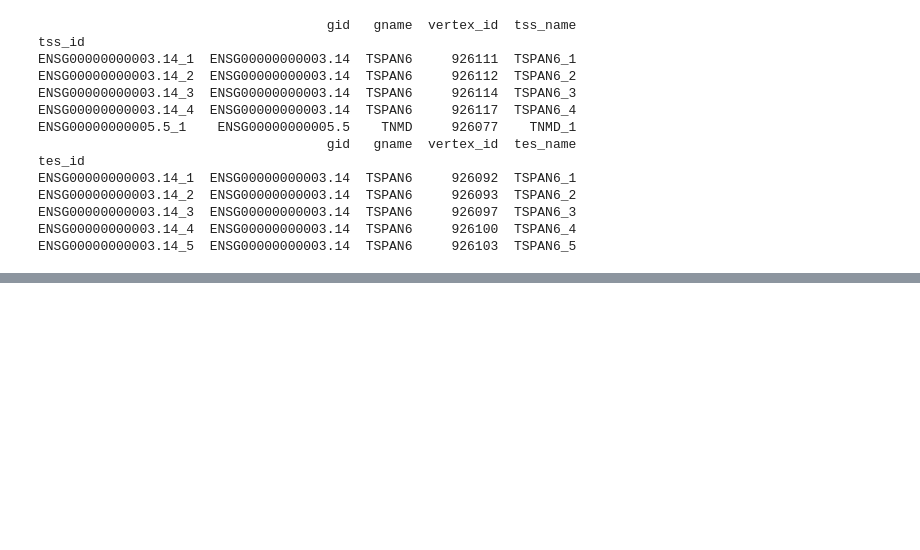
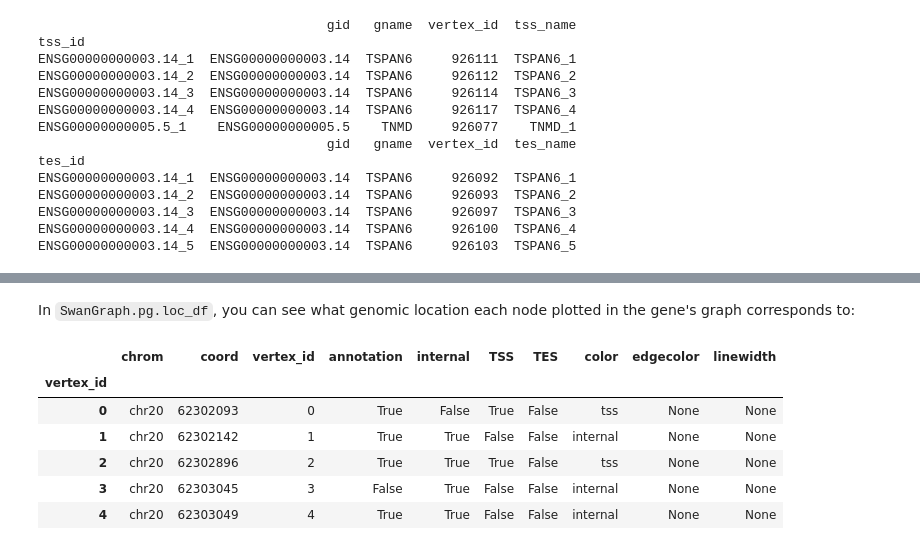
Before and after one commit to mortazavilab/swan_vis, a Jupyter notebook: faqs/Data structure.ipynb, the cells around one changed output, grey strips where cells are left out. Saved outputs shown, nothing was run; the diff lists cells and outputs as text; code cells hidden in the pictures; blank space fills up the shorter version.

```diff
--- a/faqs/Data structure.ipynb
+++ b/faqs/Data structure.ipynb
@@ -219,0 +282,12 @@ ENSG00000000003.14_5  ENSG00000000003.14  TSPAN6     926103  TSPAN6_5
+# %% [markdown]
+In `SwanGraph.pg.loc_df`, you can see what genomic location each node plotted in the gene's graph corresponds to:
+# %%
+sg.pg.loc_df.head()
+# %% [output]
+|  | chrom | coord | vertex_id | annotation | internal | TSS | TES | color | edgecolor | linewidth |
+| vertex_id |  |  |  |  |  |  |  |  |  |  |
+| 0 | chr20 | 62302093 | 0 | True | False | True | False | tss | None | None |
+| 1 | chr20 | 62302142 | 1 | True | True | False | False | internal | None | None |
+| 2 | chr20 | 62302896 | 2 | True | True | True | False | tss | None | None |
+| 3 | chr20 | 62303045 | 3 | False | True | False | False | internal | None | None |
+| 4 | chr20 | 62303049 | 4 | True | True | False | False | internal | None | None |
```
Also changed, not shown: parts of 14 cells of this notebook.
